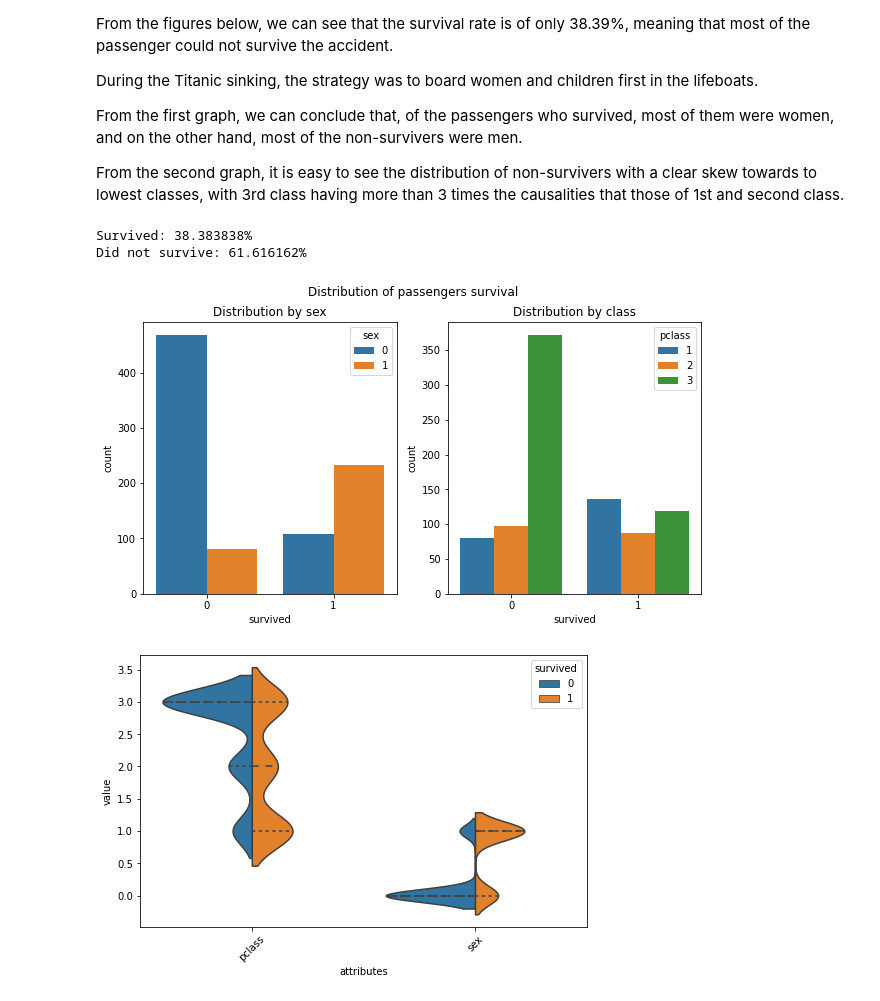
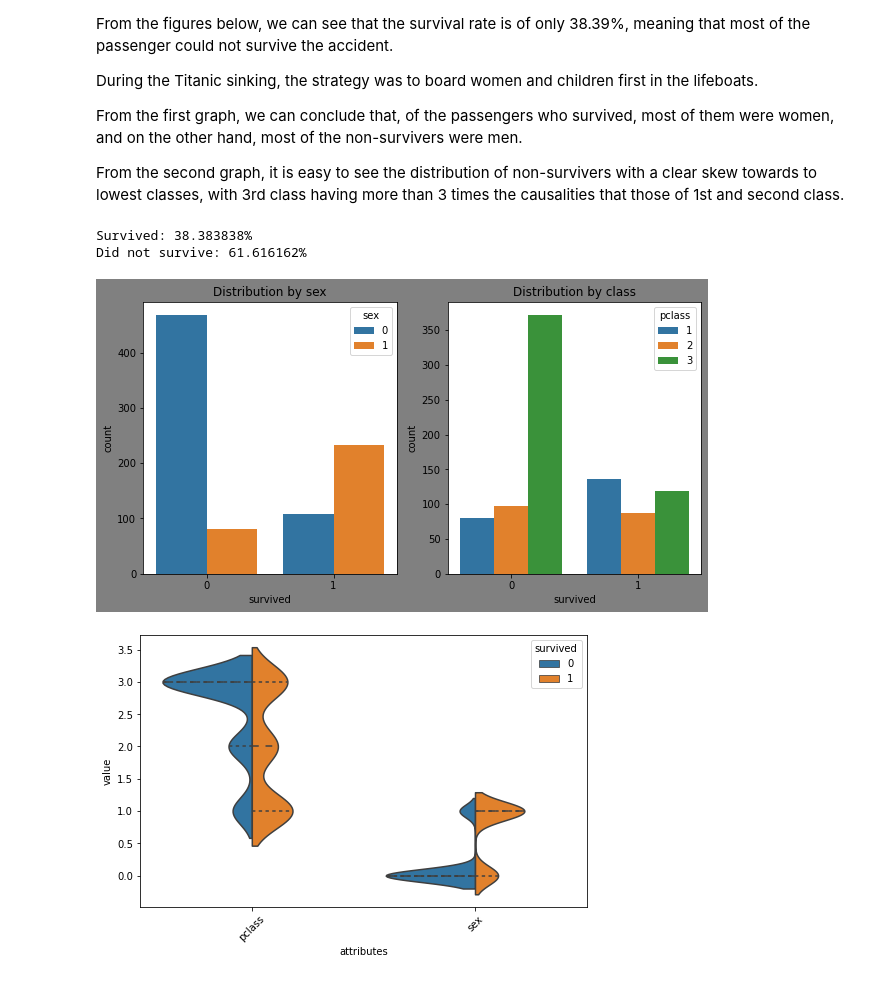
Before and after one commit to kevinmiguel97/Titanic-Model, a Jupyter notebook: titanic_analysis.ipynb, the cells around one changed output. Saved outputs shown, nothing was run; the diff lists cells and outputs as text; code cells hidden in the pictures.

Commit message:
Graphs backround code added

```diff
--- a/titanic_analysis.ipynb
+++ b/titanic_analysis.ipynb
@@ -197,22 +197,24 @@ From the second graph, it is easy to see the distribution of non-survivers with
 # %%
 # Obtaining rate of survival
 counts = df['survived'].value_counts()
 not_survived, survived = counts
 print('Survived: %f%% \nDid not survive: %f%%' %(survived*100/len(df['survived']), not_survived*100/len(df['survived'])))
 
 fig, ax = plt.subplots(1,2, figsize=(10,5))
-fig.suptitle('Distribution of passengers survival')
+
+fig.set_facecolor('grey')
 
 ax[0].set_title('Distribution by sex')
+
 sns.countplot(x='survived', hue='sex', data=df, ax = ax[0])
 ax[1].set_title('Distribution by class')
 sns.countplot(x='survived', hue='pclass', data=df, ax = ax[1])
 
 plt.savefig('graphs/survival.png')
 # %% [output]
 Survived: 38.383838%
 Did not survive: 61.616162%
-[figure, old version]
+[figure, new version]
 # %%
 # Function to get the violinplot distribution for any variable
 def violin_plot(df, attributes):
```
Also changed, not shown: parts of 3 cells of this notebook, 1 other file.
